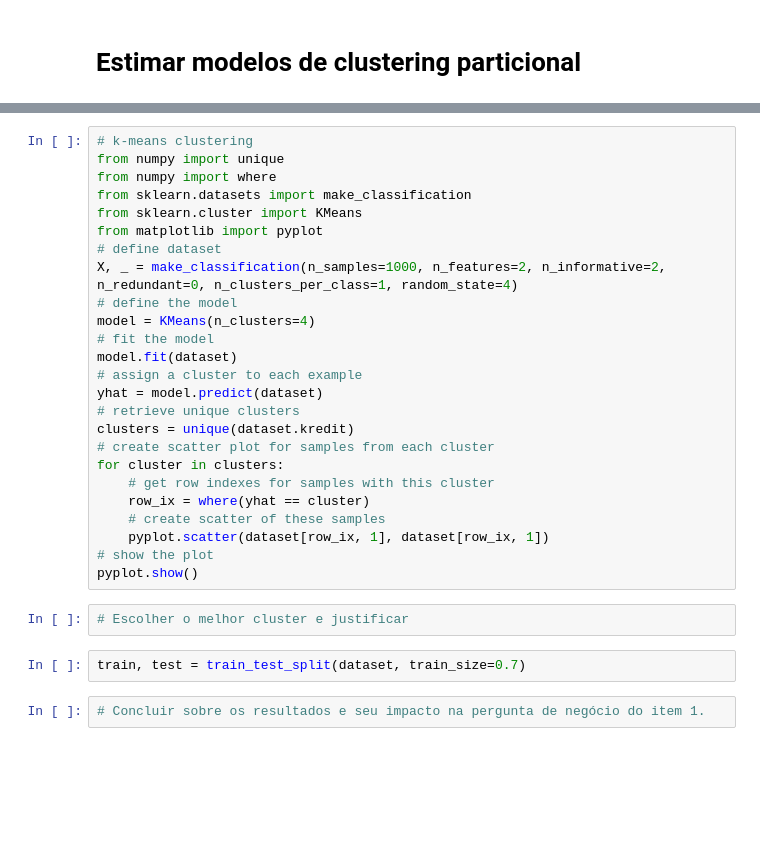
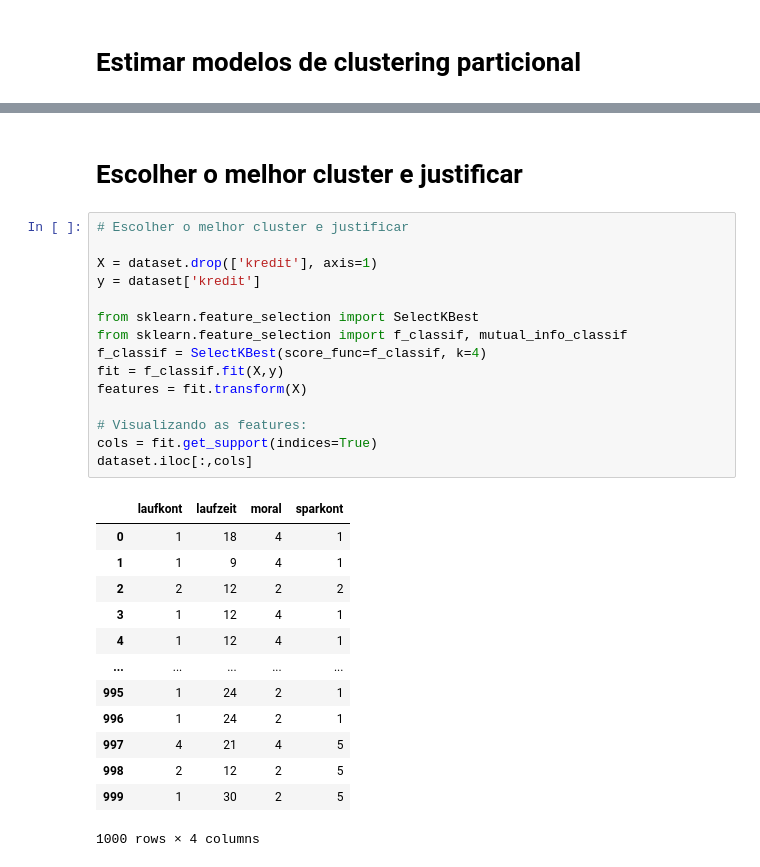
Before and after one commit to fabiobrabo/FGV_Sol_Min_Dados, a Jupyter notebook: FGV_Mineração_Cluster.ipynb, the cells around one changed output, grey strips where cells are left out. Saved outputs shown, nothing was run; the diff lists cells and outputs as text; blank space fills up the shorter version.

```diff
--- a/FGV_Mineração_Cluster.ipynb
+++ b/FGV_Mineração_Cluster.ipynb
@@ -314,31 +377,31 @@ visualizer.show()
-# %%
-# k-means clustering
-from numpy import unique
-from numpy import where
-from sklearn.datasets import make_classification
-from sklearn.cluster import KMeans
-from matplotlib import pyplot
-# define dataset
-X, _ = make_classification(n_samples=1000, n_features=2, n_informative=2, n_redundant=0, n_clusters_per_class=1, random_state=4)
-# define the model
-model = KMeans(n_clusters=4)
-# fit the model
-model.fit(dataset)
-# assign a cluster to each example
-yhat = model.predict(dataset)
-# retrieve unique clusters
-clusters = unique(dataset.kredit)
-# create scatter plot for samples from each cluster
-for cluster in clusters:
-	# get row indexes for samples with this cluster
-	row_ix = where(yhat == cluster)
-	# create scatter of these samples
-	pyplot.scatter(dataset[row_ix, 1], dataset[row_ix, 1])
-# show the plot
-pyplot.show()
-# %%
-# Escolher o melhor cluster e justificar
-# %%
-train, test = train_test_split(dataset, train_size=0.7)
-# %%
-# Concluir sobre os resultados e seu impacto na pergunta de negócio do item 1.
+# %% [markdown]
+# Escolher o melhor cluster e justificar
+# %%
+# Escolher o melhor cluster e justificar
+
+X = dataset.drop(['kredit'], axis=1)
+y = dataset['kredit']
+
+from sklearn.feature_selection import SelectKBest
+from sklearn.feature_selection import f_classif, mutual_info_classif
+f_classif = SelectKBest(score_func=f_classif, k=4)
+fit = f_classif.fit(X,y)
+features = fit.transform(X)
+
+# Visualizando as features:
+cols = fit.get_support(indices=True)
+dataset.iloc[:,cols]
+# %% [output]
+|  | laufkont | laufzeit | moral | sparkont |
+| 0 | 1 | 18 | 4 | 1 |
+| 1 | 1 | 9 | 4 | 1 |
+| 2 | 2 | 12 | 2 | 2 |
+| 3 | 1 | 12 | 4 | 1 |
+| 4 | 1 | 12 | 4 | 1 |
+| ... | ... | ... | ... | ... |
+| 995 | 1 | 24 | 2 | 1 |
+| 996 | 1 | 24 | 2 | 1 |
+| 997 | 4 | 21 | 4 | 5 |
+| 998 | 2 | 12 | 2 | 5 |
+| 999 | 1 | 30 | 2 | 5 |
+1000 rows × 4 columns
```
Also changed, not shown: parts of 14 cells of this notebook.
